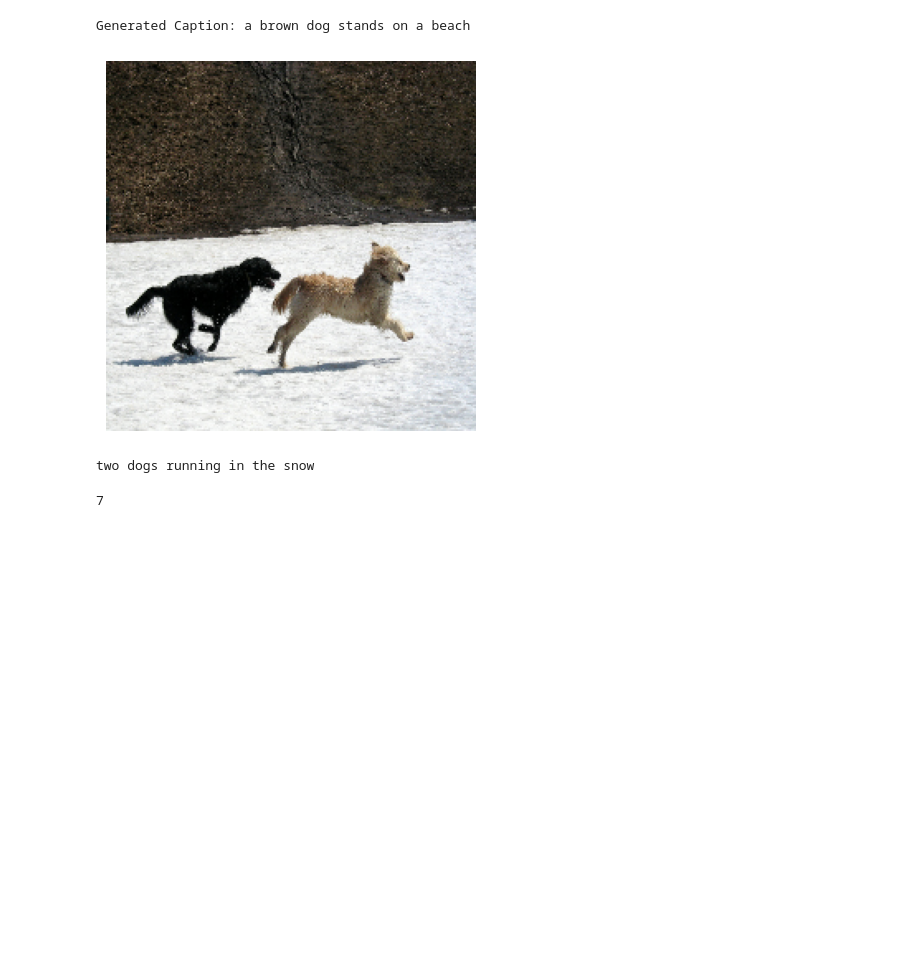
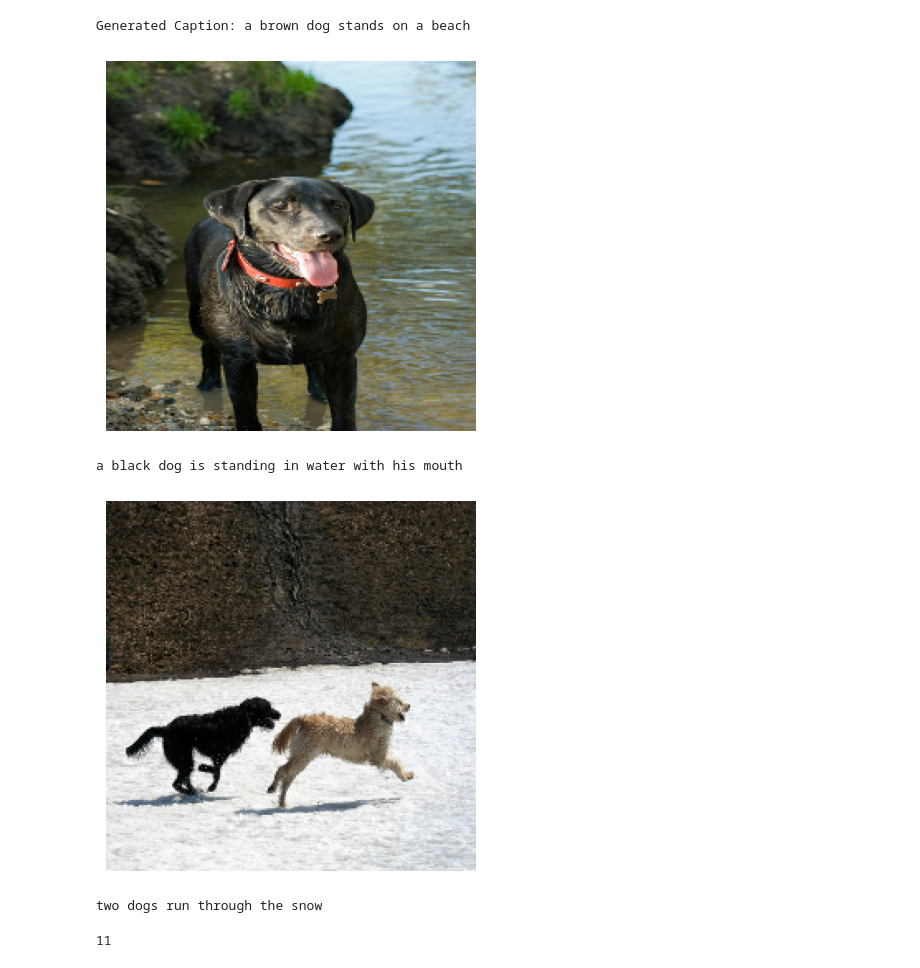
Before and after one commit to tajbirahmed/Image-captioning-transformer, a Jupyter notebook: image_captioning_transformers.ipynb, the cells around one changed output. Saved outputs shown, nothing was run; the diff lists cells and outputs as text; code cells hidden in the pictures; blank space fills up the shorter version.

```diff
--- a/image_captioning_transformers.ipynb
+++ b/image_captioning_transformers.ipynb
@@ -870,6 +883,29 @@ print(f'Generated Caption: {captioner_model.generate_text(img[tf.newaxis, ...])}
 # %% [output]
 [figure]
 Generated Caption: a brown dog stands on a beach
+# %%
+import random
+
+# Get the total number of elements in train_raw
+num_elements = tf.data.experimental.cardinality(train_raw).numpy()
+
+# Generate a random index within the range of elements
+random_index = random.randint(0, num_elements - 1)
+
+# Use skip() and take() to select the random element
+for img_path, cap in train_raw.skip(random_index).take(1):
+    break
+
+img = load_img(img_path)
+cap_gen = captioner_model.generate_text(img[tf.newaxis, ...])
+
+plt.imshow(img/255)
+plt.axis('off')
+plt.show()
+print(cap_gen)
+# %% [output]
+[figure, added]
+a black dog is standing in water with his mouth
 # %%
 for img_path, cap in train_raw.take(1):
     break
@@ -882,12 +918,12 @@ plt.show()
 print(cap_gen)
 # %% [output]
 [figure]
-two dogs running in the snow
+two dogs run through the snow
 # %%
 cap_gen_tokens = cap_gen.split() + ['[END]']
 print(len(cap_gen_tokens))
 # %% [output]
-7
+11
 # %%
 attn_scores = captioner_model.decoder.last_attention_scores
 print(attn_scores.shape)
```
Also changed, not shown: parts of 9 cells of this notebook.
